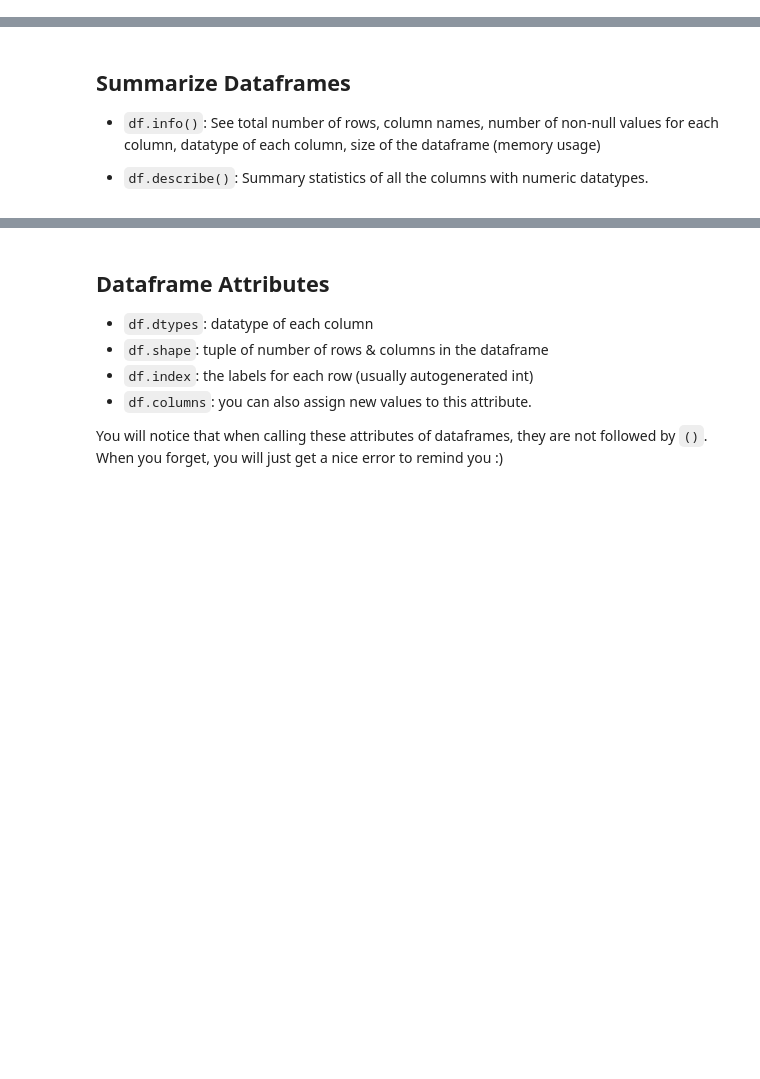
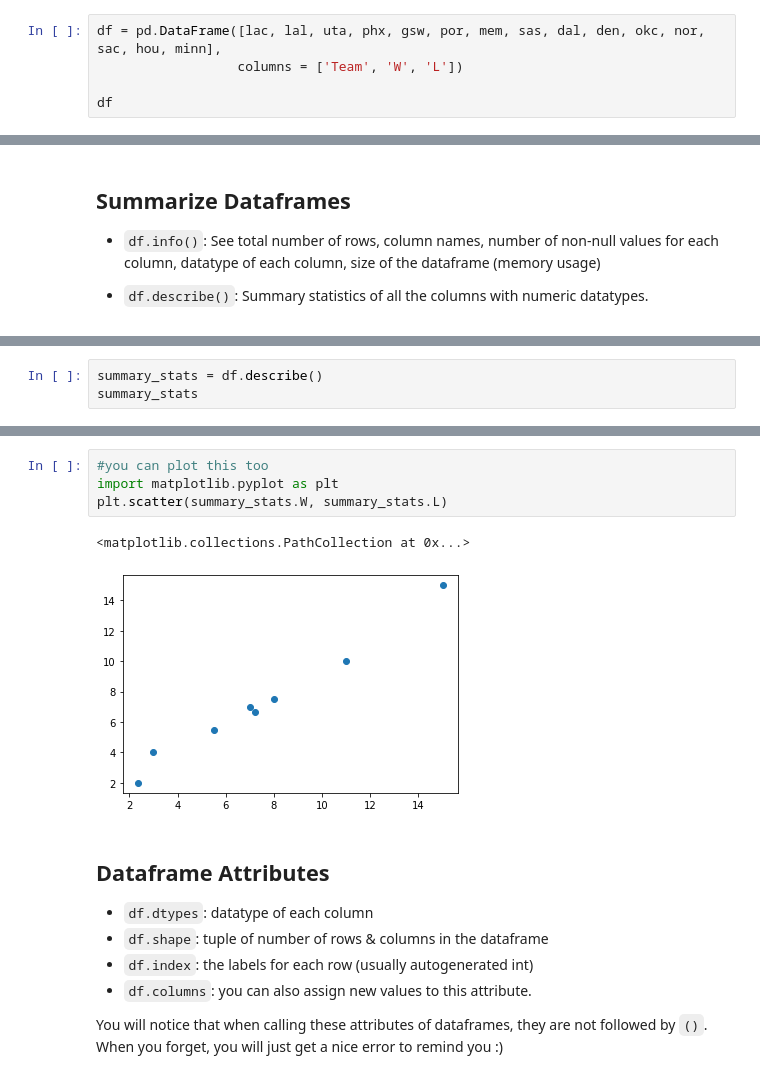
Before and after one commit to aliciag92/numpy-pandas-visualization-exercises, a Jupyter notebook: pandas_dataframes.ipynb, the cells around one changed output, grey strips where cells are left out. Cells and saved outputs as stored; diff of their text form; blank space fills up the shorter version.

```diff
--- a/pandas_dataframes.ipynb
+++ b/pandas_dataframes.ipynb
@@ -146,0 +215,5 @@ minn = ['MIN', 3, 10]
+# %%
+df = pd.DataFrame([lac, lal, uta, phx, gsw, por, mem, sas, dal, den, okc, nor, sac, hou, minn],
+                  columns = ['Team', 'W', 'L'])
+
+df
@@ -197,0 +511,3 @@ remember from numpy... `(my_array < 0).all()`?
+# %%
+summary_stats = df.describe()
+summary_stats
@@ -198,3 +536,10 @@ remember from numpy... `(my_array < 0).all()`?
+# %%
+#you can plot this too
+import matplotlib.pyplot as plt
+plt.scatter(summary_stats.W, summary_stats.L)
+# %% [output]
+<matplotlib.collections.PathCollection at 0x...>
+[figure, added]
 # %% [markdown]
 ## Dataframe Attributes
 
```
Also changed, not shown: parts of 101 cells of this notebook.
